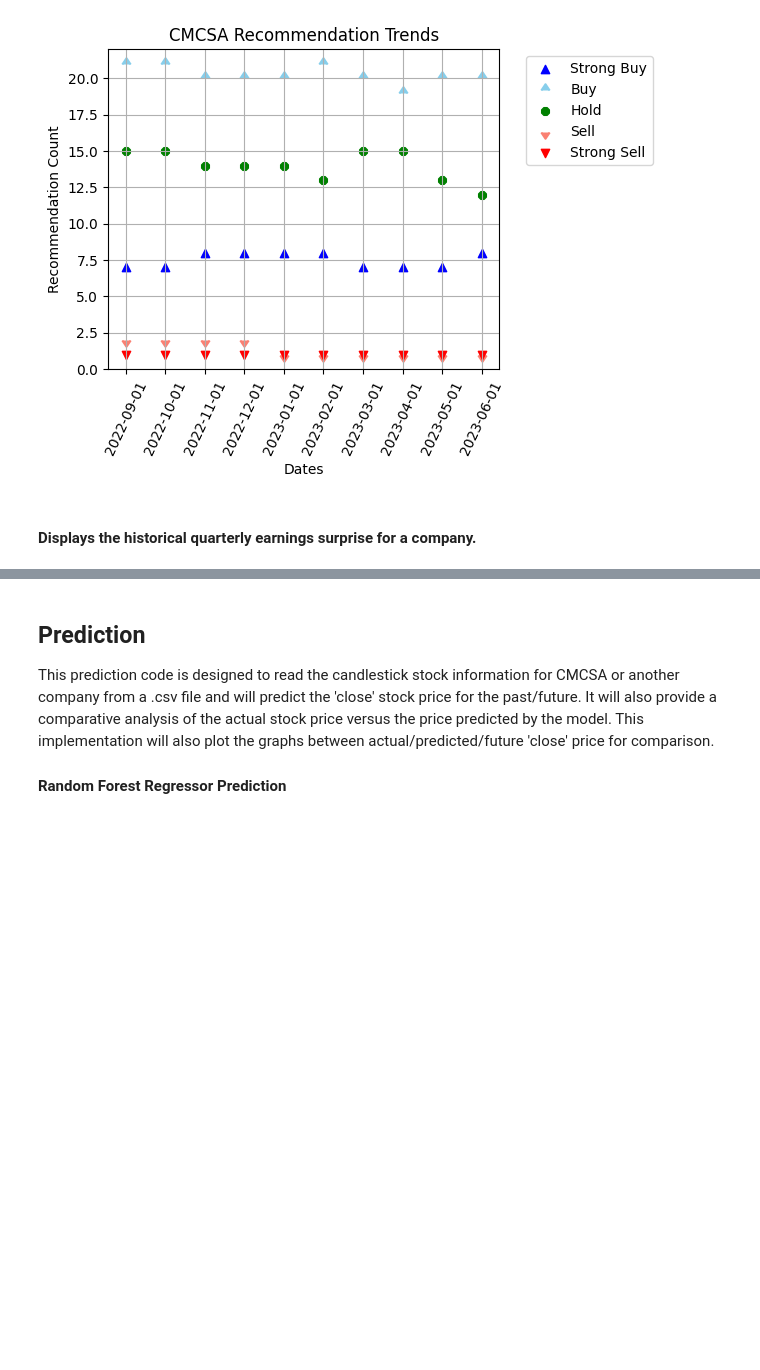
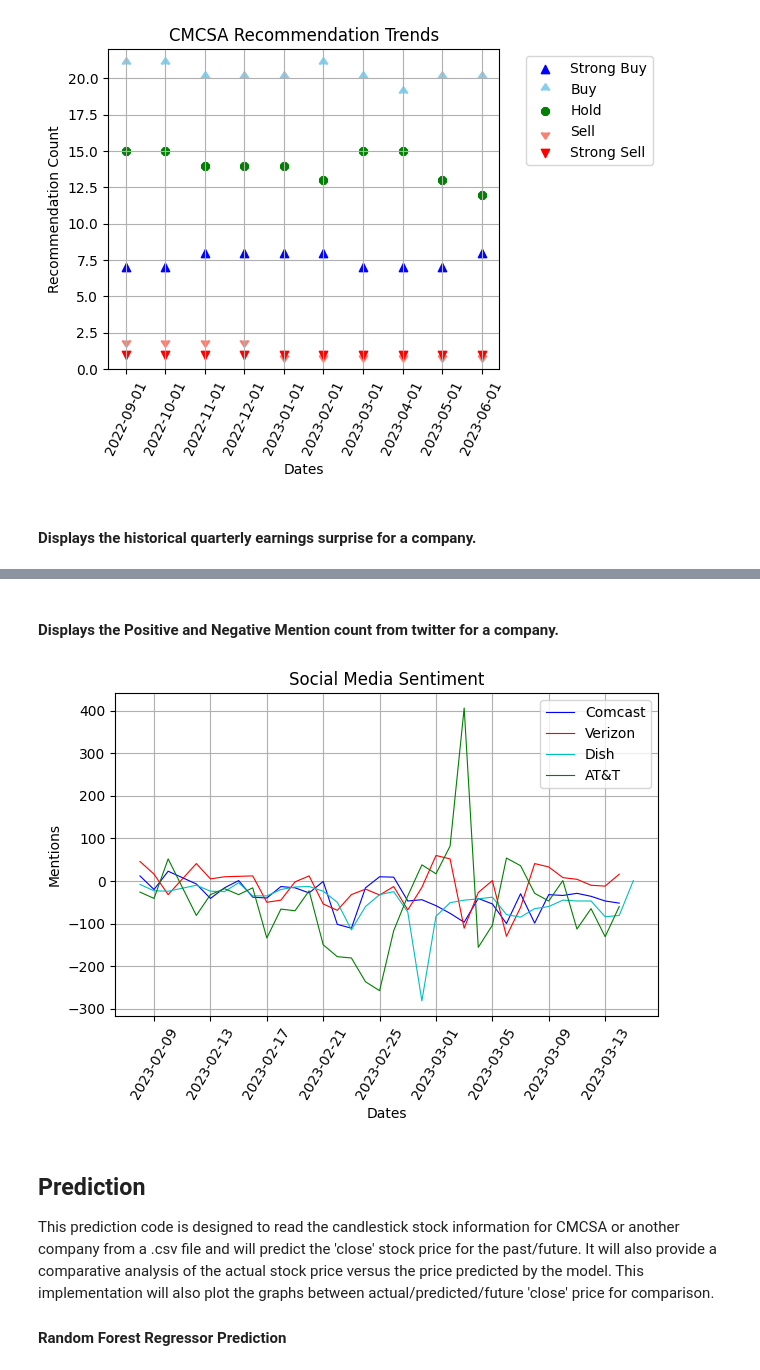
Before and after one commit to geoffpatton/stock-prediction, a Jupyter notebook: project_impl.ipynb, the cells around one changed output, grey strips where cells are left out. Drawn from its saved outputs; the diff is of its cells as text; code cells hidden in the pictures; blank space fills up the shorter version.

```diff
--- a/project_impl.ipynb
+++ b/project_impl.ipynb
@@ -441,3 +421,50 @@ plt.show()
+# %% [markdown]
+#### Displays the Positive and Negative Mention count from twitter for a company.
+# %%
+from datetime import date
+
+all_social_df = pd.read_csv('./data/social_media_sentiment.csv', header = 0)
+all_social_df['date'] = pd.to_datetime(all_social_df['atTime']).dt.date
+
+start_date = date(2023, 2, 8)
+end_date = date(2023, 3, 15)
+mask = (all_social_df['date'] >= start_date) & (all_social_df['date'] <= end_date)
+all_social_df = all_social_df.loc[mask]
+
+comcast_social_df = all_social_df[all_social_df['symbol'] == ticker_symbol].copy()
+verizon_social_df = all_social_df[all_social_df['symbol'] == 'VZ'].copy()
+dish_social_df = all_social_df[all_social_df['symbol'] == 'DISH'].copy()
+att_social_df = all_social_df[all_social_df['symbol'] == 'T'].copy()
+
+c_social_sum = comcast_social_df.groupby('date', as_index=False)[['positiveMention_twitter','positiveMention_reddit','negativeMention_twitter','negativeMention_reddit']].sum()
+c_social_sum['score'] = c_social_sum['positiveMention_twitter'] + c_social_sum['positiveMention_reddit'] - (c_social_sum['negativeMention_twitter'] + c_social_sum['negativeMention_reddit'])
+
+v_social_sum = verizon_social_df.groupby('date', as_index=False)[['positiveMention_twitter','positiveMention_reddit','negativeMention_twitter','negativeMention_reddit']].sum()
+v_social_sum['score'] = v_social_sum['positiveMention_twitter'] + v_social_sum['positiveMention_reddit'] - (v_social_sum['negativeMention_twitter'] + v_social_sum['negativeMention_reddit'])
+
+dish_social_sum = dish_social_df.groupby('date', as_index=False)[['positiveMention_twitter','positiveMention_reddit','negativeMention_twitter','negativeMention_reddit']].sum()
+dish_social_sum['score'] = dish_social_sum['positiveMention_twitter'] + dish_social_sum['positiveMention_reddit'] - (dish_social_sum['negativeMention_twitter'] + dish_social_sum['negativeMention_reddit'])
+
+att_social_sum = att_social_df.groupby('date', as_index=False)[['positiveMention_twitter','positiveMention_reddit','negativeMention_twitter','negativeMention_reddit']].sum()
+att_social_sum['score'] = att_social_sum['positiveMention_twitter'] + att_social_sum['positiveMention_reddit'] - (att_social_sum['negativeMention_twitter'] + att_social_sum['negativeMention_reddit'])
+
+ax = plt.axes()
+ax.grid()
+ax.set(xlabel='Dates', ylabel='Mentions', title="Social Media Sentiment")
+
+ax.plot(c_social_sum['date'], c_social_sum['score'], label='Comcast', c='b', linewidth=.8)
+ax.plot(v_social_sum['date'], v_social_sum['score'], label='Verizon', c='r', linewidth=.8)
+ax.plot(dish_social_sum['date'], dish_social_sum['score'], label='Dish', c='c', linewidth=.8)
+ax.plot(att_social_sum['date'], att_social_sum['score'], label='AT&T', c='g', linewidth=.8)
+
+for tick in ax.get_xticklabels():
+    tick.set_rotation(60)
+
+plt.legend()
+plt.tight_layout()
+plt.show()
+# %% [output]
+[figure, added]
 # %% [markdown]
 ## Prediction
 This prediction code is designed to read the candlestick stock information for CMCSA or another company from a .csv file and will predict the 'close' stock price for the past/future. It will also provide a comparative analysis of the actual stock price versus the price predicted by the model. This implementation will also plot the graphs between actual/predicted/future 'close' price for comparison.
```
Also changed, not shown: parts of 9 cells of this notebook.
